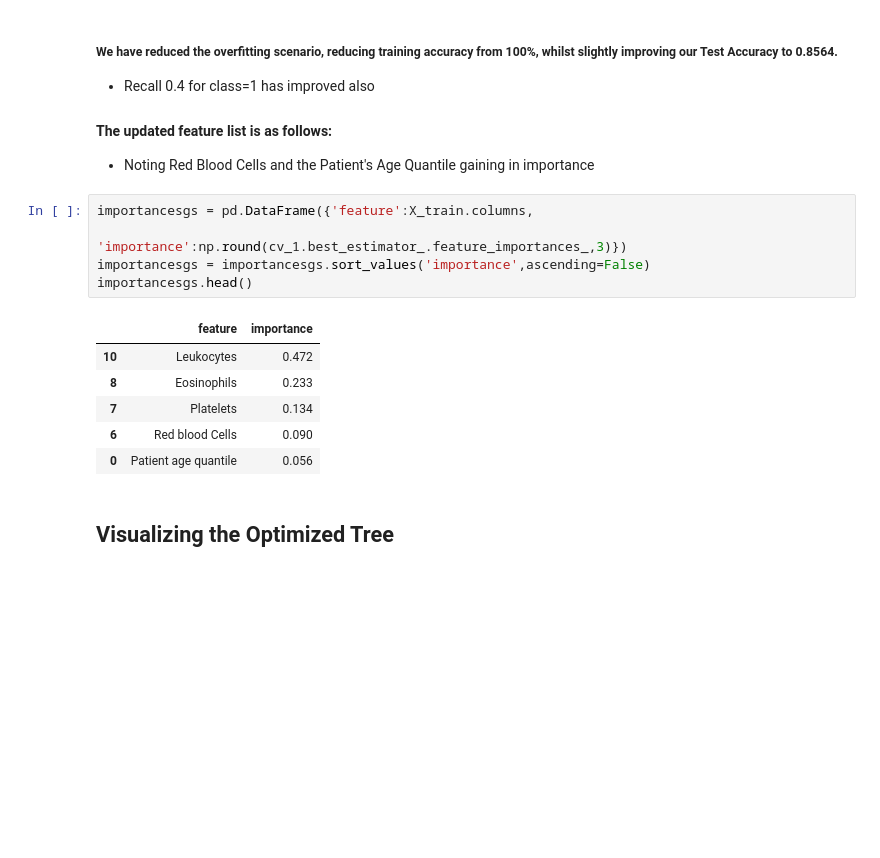
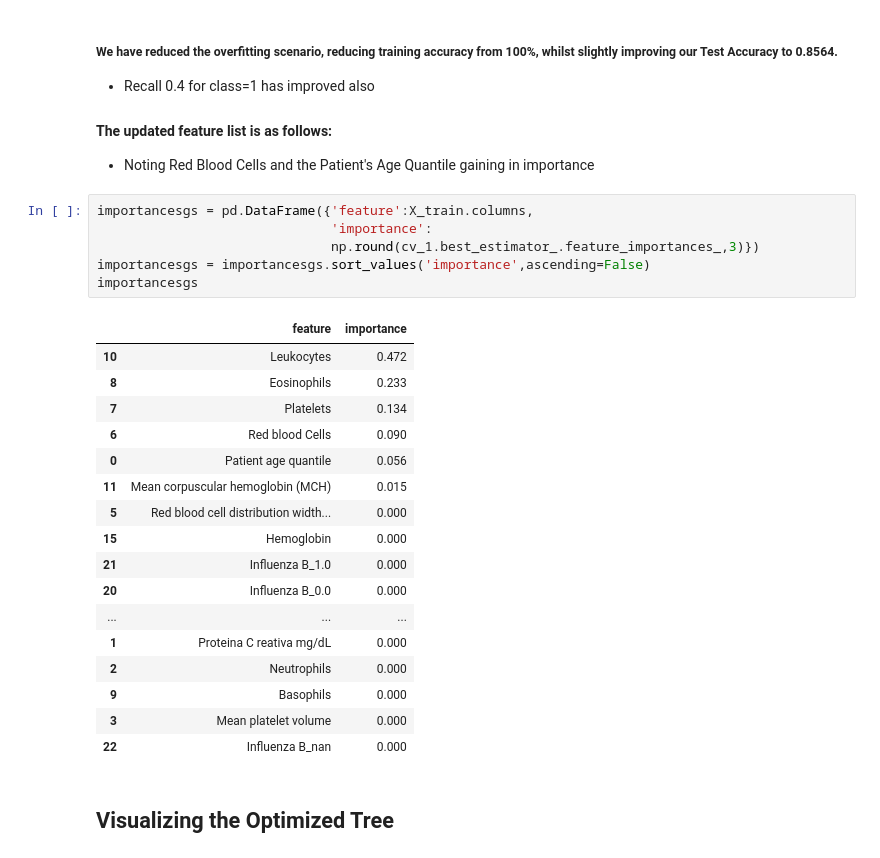
Before and after one commit to dnewton090/covid19-diagnostics, a Jupyter notebook: BrazilDecisionTree.ipynb, the cells around one changed output. Saved outputs shown, nothing was run; the diff lists cells and outputs as text; blank space fills up the shorter version.

```diff
--- a/BrazilDecisionTree.ipynb
+++ b/BrazilDecisionTree.ipynb
@@ -400,16 +444,28 @@ weighted avg       0.85      0.86      0.85       181
 * Noting Red Blood Cells and the Patient's Age Quantile gaining in importance
 # %%
 importancesgs = pd.DataFrame({'feature':X_train.columns,
-                              'importance':np.round(cv_1.best_estimator_.feature_importances_,3)})
+                              'importance':
+                              np.round(cv_1.best_estimator_.feature_importances_,3)})
 importancesgs = importancesgs.sort_values('importance',ascending=False)
-importancesgs.head()
+importancesgs
 # %% [output]
 |  | feature | importance |
 | 10 | Leukocytes | 0.472 |
 | 8 | Eosinophils | 0.233 |
 | 7 | Platelets | 0.134 |
 | 6 | Red blood Cells | 0.090 |
 | 0 | Patient age quantile | 0.056 |
+| 11 | Mean corpuscular hemoglobin (MCH) | 0.015 |
+| 5 | Red blood cell distribution width... | 0.000 |
+| 15 | Hemoglobin | 0.000 |
+| 21 | Influenza B_1.0 | 0.000 |
+| 20 | Influenza B_0.0 | 0.000 |
+| ... | ... | ... |
+| 1 | Proteina C reativa mg/dL | 0.000 |
+| 2 | Neutrophils | 0.000 |
+| 9 | Basophils | 0.000 |
+| 3 | Mean platelet volume | 0.000 |
+| 22 | Influenza B_nan | 0.000 |
 # %% [markdown]
 ## Visualizing the Optimized Tree
 # %%
```
Also changed, not shown: parts of 15 cells of this notebook, 1 other file.
